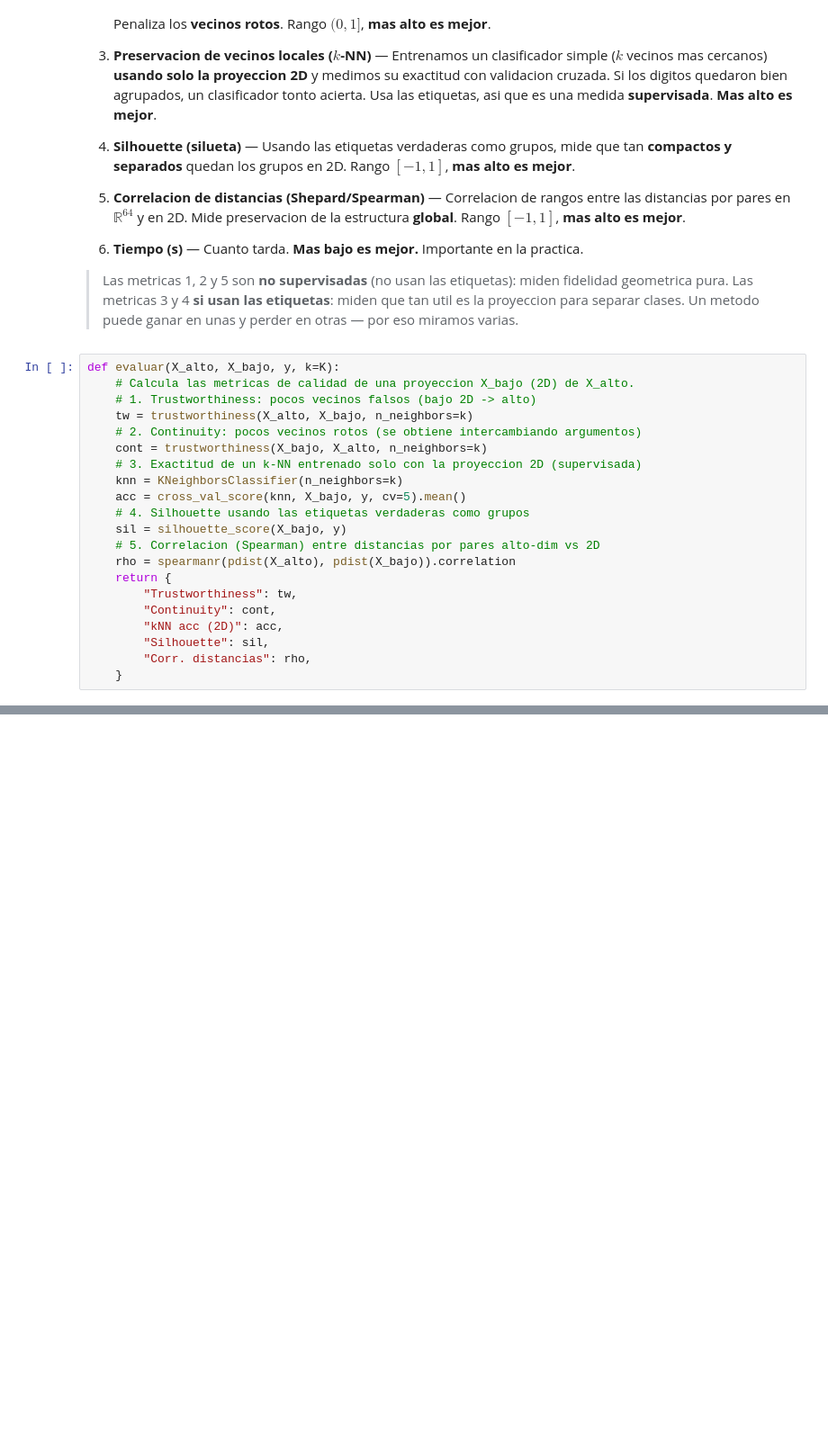
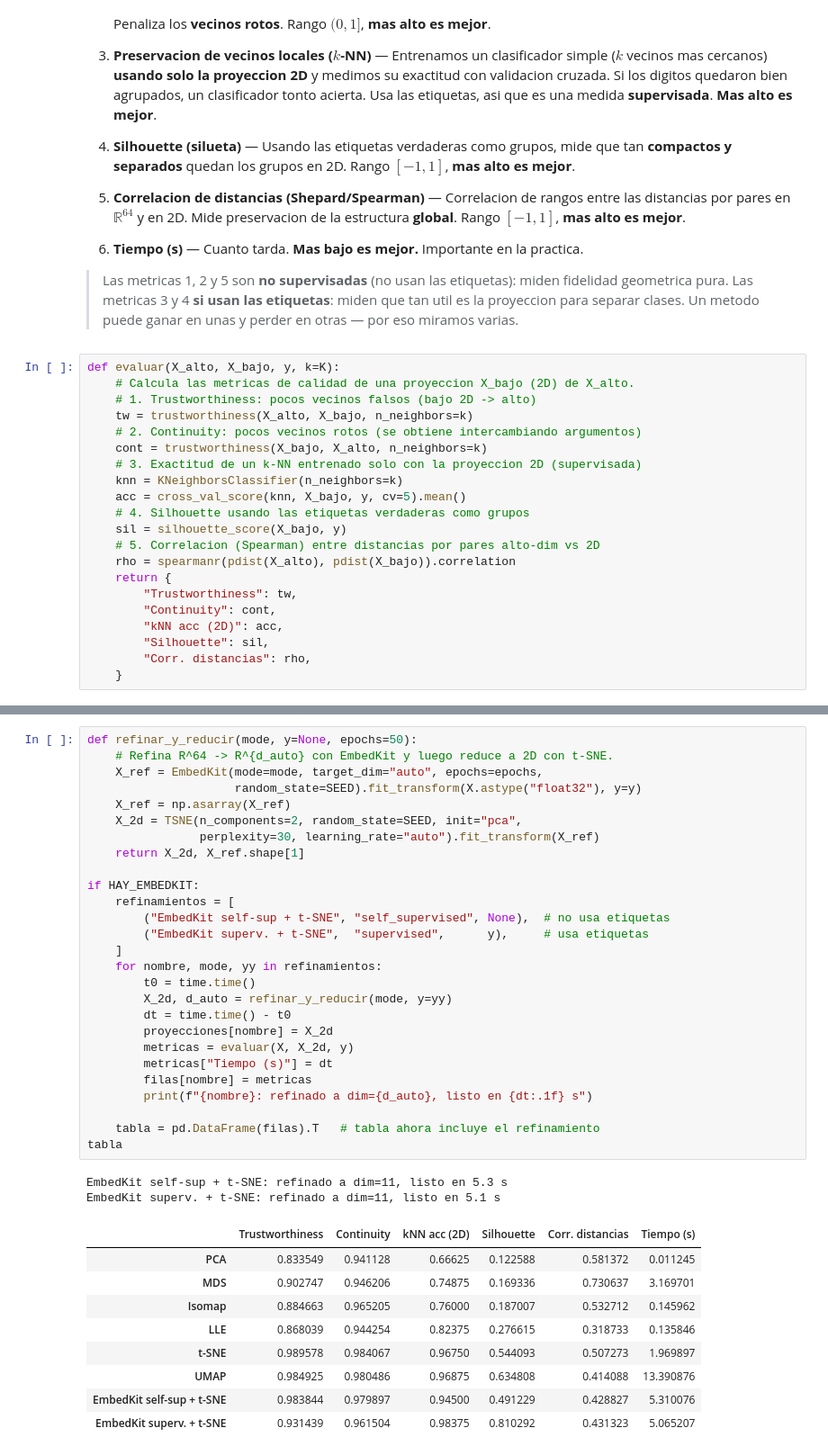
Before and after one commit to fagonzalezo/TDA-Summer2026, a Jupyter notebook: jupyter notebooks/UNAL_Bog_TDA_Comparacion_Reduccion_Dimensionalidad.ipynb, the cells around one changed output, grey strips where cells are left out. Shown at 90% size. Cells and saved outputs as stored; diff of their text form; blank space fills up the shorter version.

```diff
--- a/jupyter notebooks/UNAL_Bog_TDA_Comparacion_Reduccion_Dimensionalidad.ipynb
+++ b/jupyter notebooks/UNAL_Bog_TDA_Comparacion_Reduccion_Dimensionalidad.ipynb
@@ -199,3 +261,42 @@ UMAP     listo en 10.94 s
+# %%
+def refinar_y_reducir(mode, y=None, epochs=50):
+    # Refina R^64 -> R^{d_auto} con EmbedKit y luego reduce a 2D con t-SNE.
+    X_ref = EmbedKit(mode=mode, target_dim="auto", epochs=epochs,
+                     random_state=SEED).fit_transform(X.astype("float32"), y=y)
+    X_ref = np.asarray(X_ref)
+    X_2d = TSNE(n_components=2, random_state=SEED, init="pca",
+                perplexity=30, learning_rate="auto").fit_transform(X_ref)
+    return X_2d, X_ref.shape[1]
+
+if HAY_EMBEDKIT:
+    refinamientos = [
+        ("EmbedKit self-sup + t-SNE", "self_supervised", None),  # no usa etiquetas
+        ("EmbedKit superv. + t-SNE",  "supervised",      y),     # usa etiquetas
+    ]
+    for nombre, mode, yy in refinamientos:
+        t0 = time.time()
+        X_2d, d_auto = refinar_y_reducir(mode, y=yy)
+        dt = time.time() - t0
+        proyecciones[nombre] = X_2d
+        metricas = evaluar(X, X_2d, y)
+        metricas["Tiempo (s)"] = dt
+        filas[nombre] = metricas
+        print(f"{nombre}: refinado a dim={d_auto}, listo en {dt:.1f} s")
+
+    tabla = pd.DataFrame(filas).T   # tabla ahora incluye el refinamiento
+tabla
+# %% [output]
+EmbedKit self-sup + t-SNE: refinado a dim=11, listo en 5.3 s
+EmbedKit superv. + t-SNE: refinado a dim=11, listo en 5.1 s
+|  | Trustworthiness | Continuity | kNN acc (2D) | Silhouette | Corr. distancias | Tiempo (s) |
+| PCA | 0.833549 | 0.941128 | 0.66625 | 0.122588 | 0.581372 | 0.011245 |
+| MDS | 0.902747 | 0.946206 | 0.74875 | 0.169336 | 0.730637 | 3.169701 |
+| Isomap | 0.884663 | 0.965205 | 0.76000 | 0.187007 | 0.532712 | 0.145962 |
+| LLE | 0.868039 | 0.944254 | 0.82375 | 0.276615 | 0.318733 | 0.135846 |
+| t-SNE | 0.989578 | 0.984067 | 0.96750 | 0.544093 | 0.507273 | 1.969897 |
+| UMAP | 0.984925 | 0.980486 | 0.96875 | 0.634808 | 0.414088 | 13.390876 |
+| EmbedKit self-sup + t-SNE | 0.983844 | 0.979897 | 0.94500 | 0.491229 | 0.428827 | 5.310076 |
+| EmbedKit superv. + t-SNE | 0.931439 | 0.961504 | 0.98375 | 0.810292 | 0.431323 | 5.065207 |
 # %% [markdown]
 **Como leer la tabla:** para todas las columnas **mas alto es mejor**, excepto **Tiempo (s)** donde mas bajo es mejor.
 
```
Also changed, not shown: parts of 16 cells of this notebook.
